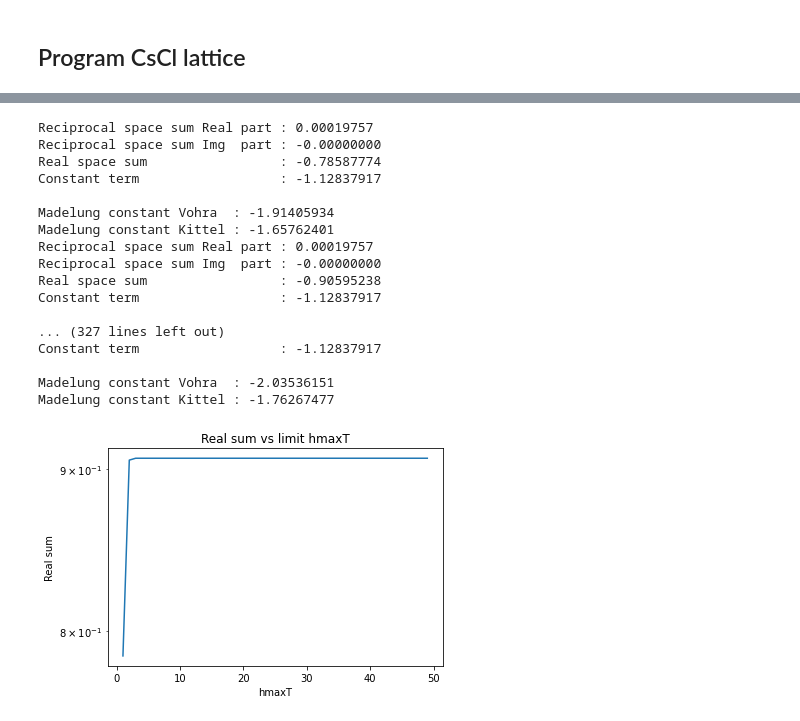
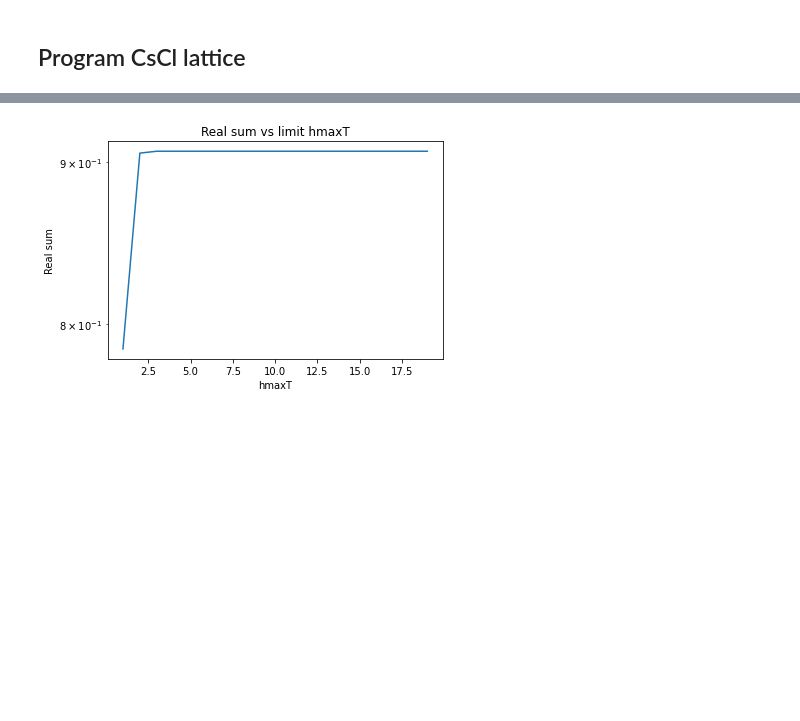
Before and after one commit to carle13/DipolarMagneticInteractions, a Jupyter notebook: csCl.ipynb, the cells around one changed output, grey strips where cells are left out. Saved outputs shown, nothing was run; the diff lists cells and outputs as text; code cells hidden in the pictures; blank space fills up the shorter version.

```diff
--- a/csCl.ipynb
+++ b/csCl.ipynb
@@ -37,6 +23,6 @@ Madelung constant Kittel : -1.76267477
 # %%
 #Produce plot of reciprocal sum vs hmaxg
-maxG = np.arange(1, 50)
+maxG = np.arange(1, 20)
 reciprocalSums = []
 for i in range(len(maxG)):
     reciprocalSums.append(ewald(alattice, a, b, c, q, tau, 4, maxG[i], 10)[0])
@@ -70,35 +39,18 @@ Madelung constant Kittel : -1.76267477
 # %%
 #Produce plot of real sum vs hmaxT
-maxT = np.arange(1, 50)
+maxT = np.arange(1, 20)
 realSums = []
 for i in range(len(maxT)):
     realSums.append(-1*ewald(alattice, a, b, c, q, tau, 4, 10, maxT[i])[2])
 
 plt.figure()
 plt.title('Real sum vs limit hmaxT')
 plt.xlabel('hmaxT')
 plt.ylabel('Real sum')
 plt.yscale('log')
 plt.plot(maxT, realSums)
 plt.show()
 # %% [output]
-Reciprocal space sum Real part : 0.00019757
-Reciprocal space sum Img  part : -0.00000000
-Real space sum                 : -0.78587774
-Constant term                  : -1.12837917
-
-Madelung constant Vohra  : -1.91405934
-Madelung constant Kittel : -1.65762401
-Reciprocal space sum Real part : 0.00019757
-Reciprocal space sum Img  part : -0.00000000
-Real space sum                 : -0.90595238
-Constant term                  : -1.12837917
-
-... (327 lines left out)
-Constant term                  : -1.12837917
-
-Madelung constant Vohra  : -2.03536151
-Madelung constant Kittel : -1.76267477
-[figure, old version]
+[figure, new version]
 # %%
 #Produce plot of madelung constant vs eta
```
Also changed, not shown: parts of 9 cells of this notebook, 1 other file.
